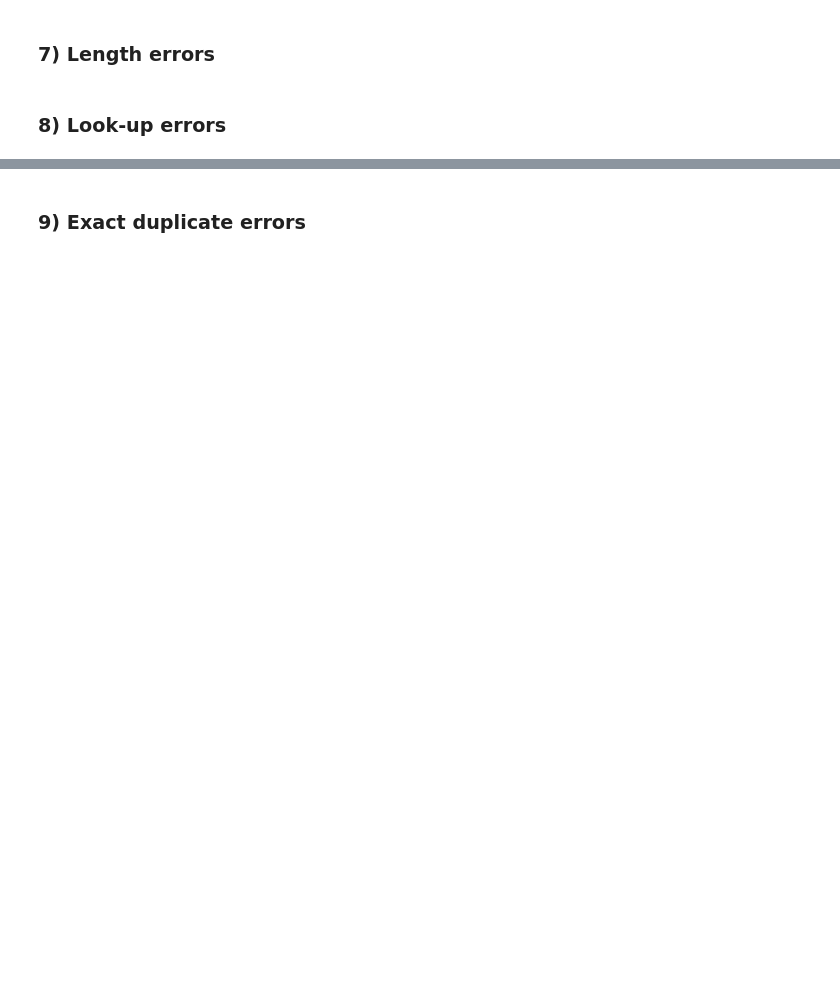
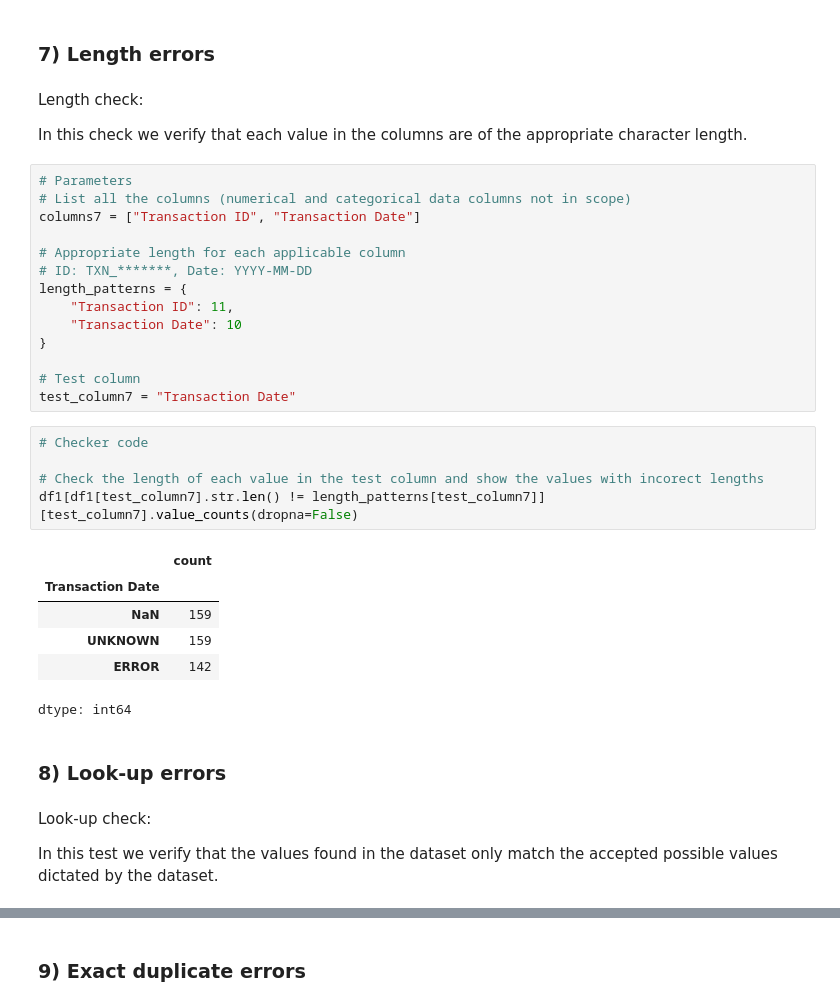
Before and after one commit to IsaacLafond/CSI-4142---Fundamentals-of-Data-Science, a Jupyter notebook: Assignment 2/assignment2.ipynb, the cells around one changed output, grey strips where cells are left out. Saved outputs shown, nothing was run; the diff lists cells and outputs as text; blank space fills up the shorter version.

```diff
--- a/Assignment 2/assignment2.ipynb
+++ b/Assignment 2/assignment2.ipynb
@@ -130,4 +264,38 @@ df_filtered
 # %% [markdown]
 ### **7) Length errors**
+# %% [markdown]
+Length check:
+
+In this check we verify that each value in the columns are of the appropriate character length.
+# %%
+# Parameters
+# List all the columns (numerical and categorical data columns not in scope)
+columns7 = ["Transaction ID", "Transaction Date"]
+
+# Appropriate length for each applicable column
+# ID: TXN_*******, Date: YYYY-MM-DD
+length_patterns = {
+    "Transaction ID": 11,
+    "Transaction Date": 10
+}
+
+# Test column
+test_column7 = "Transaction Date"
+# %%
+# Checker code
+
+# Check the length of each value in the test column and show the values with incorect lengths
+df1[df1[test_column7].str.len() != length_patterns[test_column7]][test_column7].value_counts(dropna=False)
+# %% [output]
+|  | count |
+| Transaction Date |  |
+| NaN | 159 |
+| UNKNOWN | 159 |
+| ERROR | 142 |
+dtype: int64
 # %% [markdown]
 ### **8) Look-up errors**
+# %% [markdown]
+Look-up check:
+
+In this test we verify that the values found in the dataset only match the accepted possible values dictated by the dataset.
```
Also changed, not shown: parts of 25 cells of this notebook.
